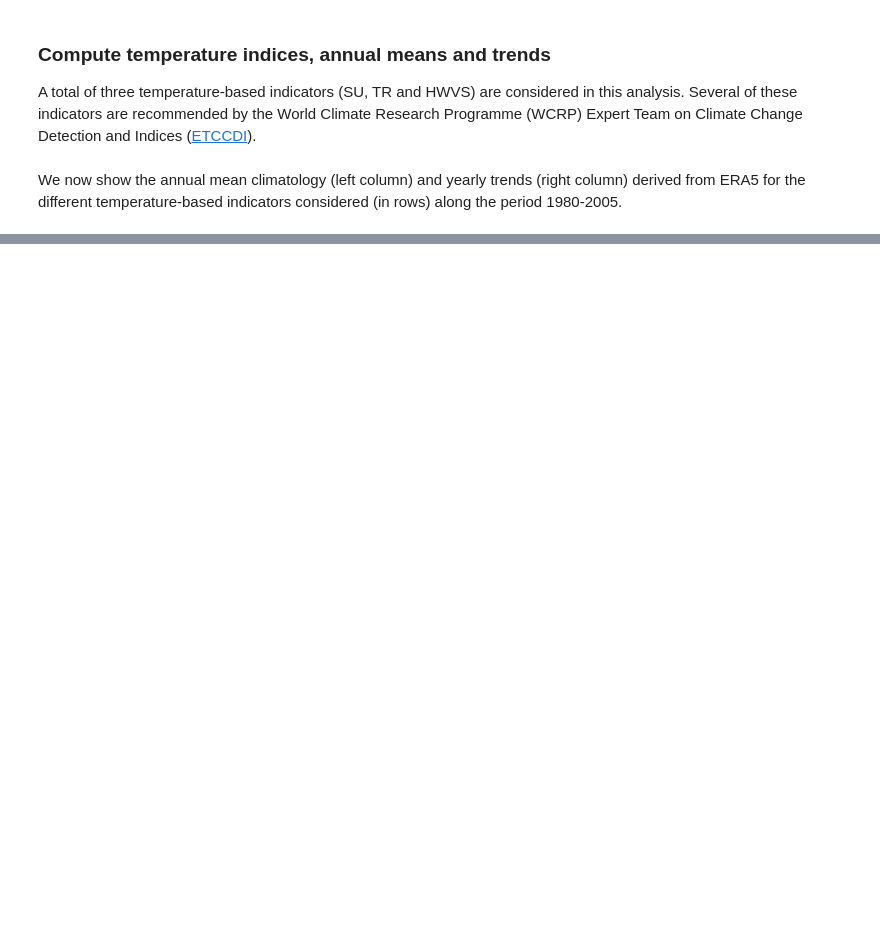
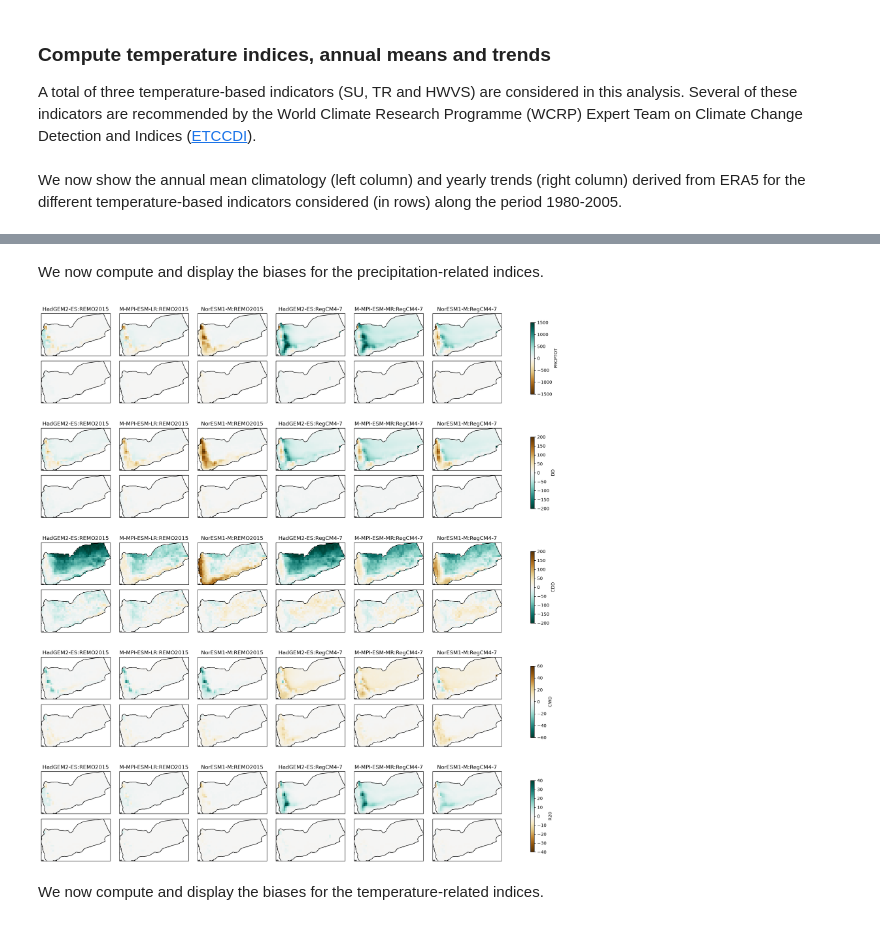
Before and after one commit to zequihg50/cava-analytics-datalab, a Jupyter notebook: temp-and-precip-indicators.ipynb, the cells around one changed output, grey strips where cells are left out. Saved outputs shown, nothing was run; the diff lists cells and outputs as text; code cells hidden in the pictures; blank space fills up the shorter version.

```diff
--- a/temp-and-precip-indicators.ipynb
+++ b/temp-and-precip-indicators.ipynb
@@ -507,0 +244,43 @@ for ax in plot.axs.flatten():
+# %% [markdown]
+We now compute and display the biases for the precipitation-related indices.
+# %%
+PRCPTOT = compute_bias(
+    cavapy.indices.prcptot(ds_raw["pr"] * 86400),
+    cavapy.indices.prcptot(ds_bc["pr"]  * 86400),
+    prcptot, "mm", "PRCPTOT")
+DD = compute_bias(
+    cavapy.indices.dd(ds_raw["pr"] * 86400),
+    cavapy.indices.dd(ds_bc["pr"]  * 86400),
+    dd, "N° days", "DD")
+CDD = compute_bias(
+    cavapy.indices.cdd(ds_raw["pr"] * 86400),
+    cavapy.indices.cdd(ds_bc["pr"]  * 86400),
+    cdd, "N° days", "CDD")
+CWD = compute_bias(
+    cavapy.indices.cwd(ds_raw["pr"] * 86400),
+    cavapy.indices.cwd(ds_bc["pr"]  * 86400),
+    cwd, "N° days", "CWD")
+R20 = compute_bias(
+    cavapy.indices.r20(ds_raw["pr"] * 86400),
+    cavapy.indices.r20(ds_bc["pr"]  * 86400),
+    r20, "N° days", "R20")
+# %%
+indices = [
+    (PRCPTOT.drop_vars(["height"]), "PRCPTOT", -1500, 1500, "BrBG"),
+    (DD.drop_vars(["height"]),      "DD",      -200,  200,  "BrBG_r"),
+    (CDD.drop_vars(["height"]),     "CDD",     -200,  200,  "BrBG_r"),
+    (CWD.drop_vars(["height"]),     "CWD",     -60,   60,   "BrBG_r"),
+    (R20.drop_vars(["height"]),     "R20",     -40,   40,   "BrBG"),
+]
+
+fig, axs = plot_biases(
+    indices=indices,
+    mask=mask,
+    min_lon=min_lon,
+    max_lon=max_lon,
+    min_lat=min_lat,
+    max_lat=max_lat)
+# %% [output]
+[figure, added]
+# %% [markdown]
+We now compute and display the biases for the temperature-related indices.
```
Also changed, not shown: parts of 44 cells of this notebook, 1 other file.
